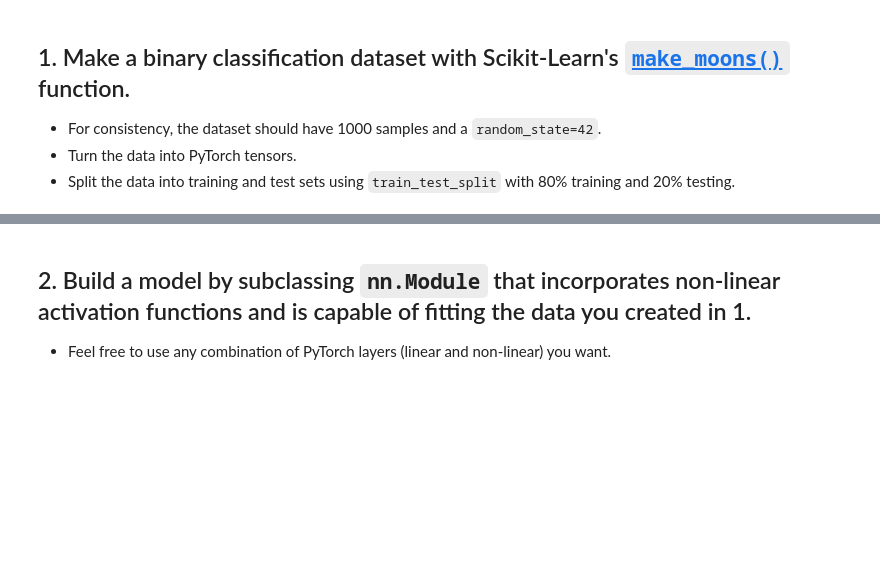
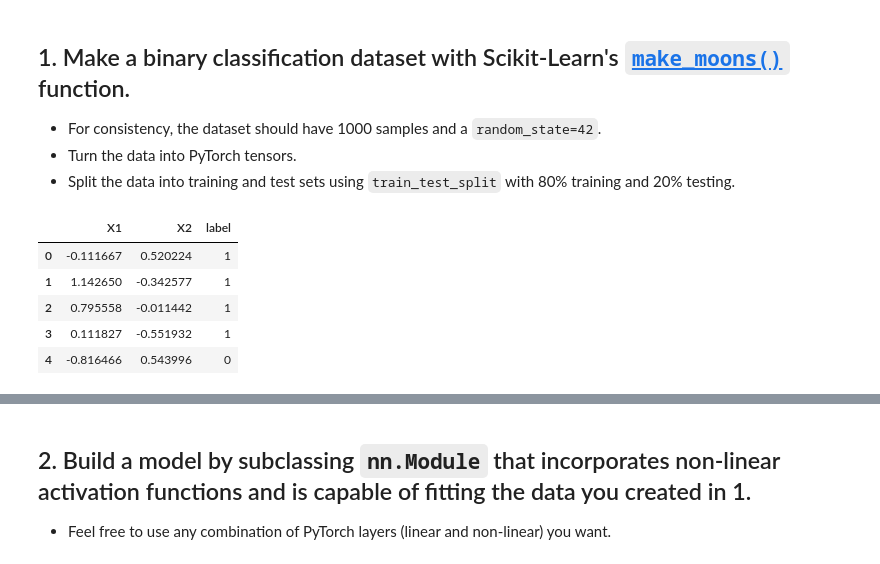
Before and after one commit to Maniacravi/pytorch-deep-learning, a Jupyter notebook: 02_pytorch_classification_exercises.ipynb, the cells around one changed output, grey strips where cells are left out. Cells and saved outputs as stored; diff of their text form; code cells hidden in the pictures; blank space fills up the shorter version.

```diff
--- a/02_pytorch_classification_exercises.ipynb
+++ b/02_pytorch_classification_exercises.ipynb
@@ -34,6 +42,18 @@ from sklearn.datasets import make_moons
 # %%
 # Turn data into a DataFrame
 import pandas as pd
+
+moons = pd.DataFrame({"X1": X[:, 0],
+                      "X2": X[:, 1],
+                      "label": y})
+moons.head()
+# %% [output]
+|  | X1 | X2 | label |
+| 0 | -0.111667 | 0.520224 | 1 |
+| 1 | 1.142650 | -0.342577 | 1 |
+| 2 | 0.795558 | -0.011442 | 1 |
+| 3 | 0.111827 | -0.551932 | 1 |
+| 4 | -0.816466 | 0.543996 | 0 |
 # %%
 # Visualize the data on a scatter plot
 import matplotlib.pyplot as plt
```
Also changed, not shown: parts of 20 cells of this notebook.
